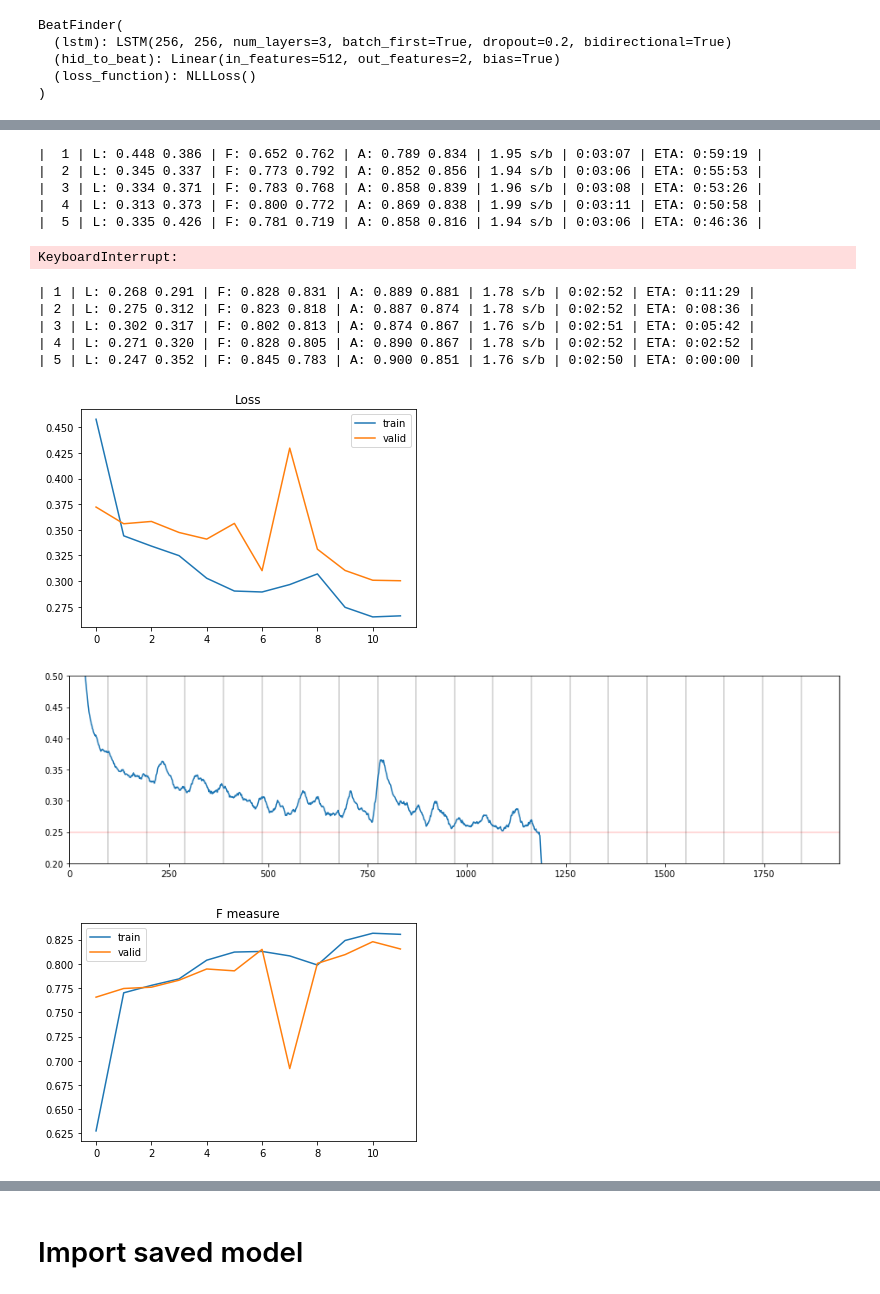
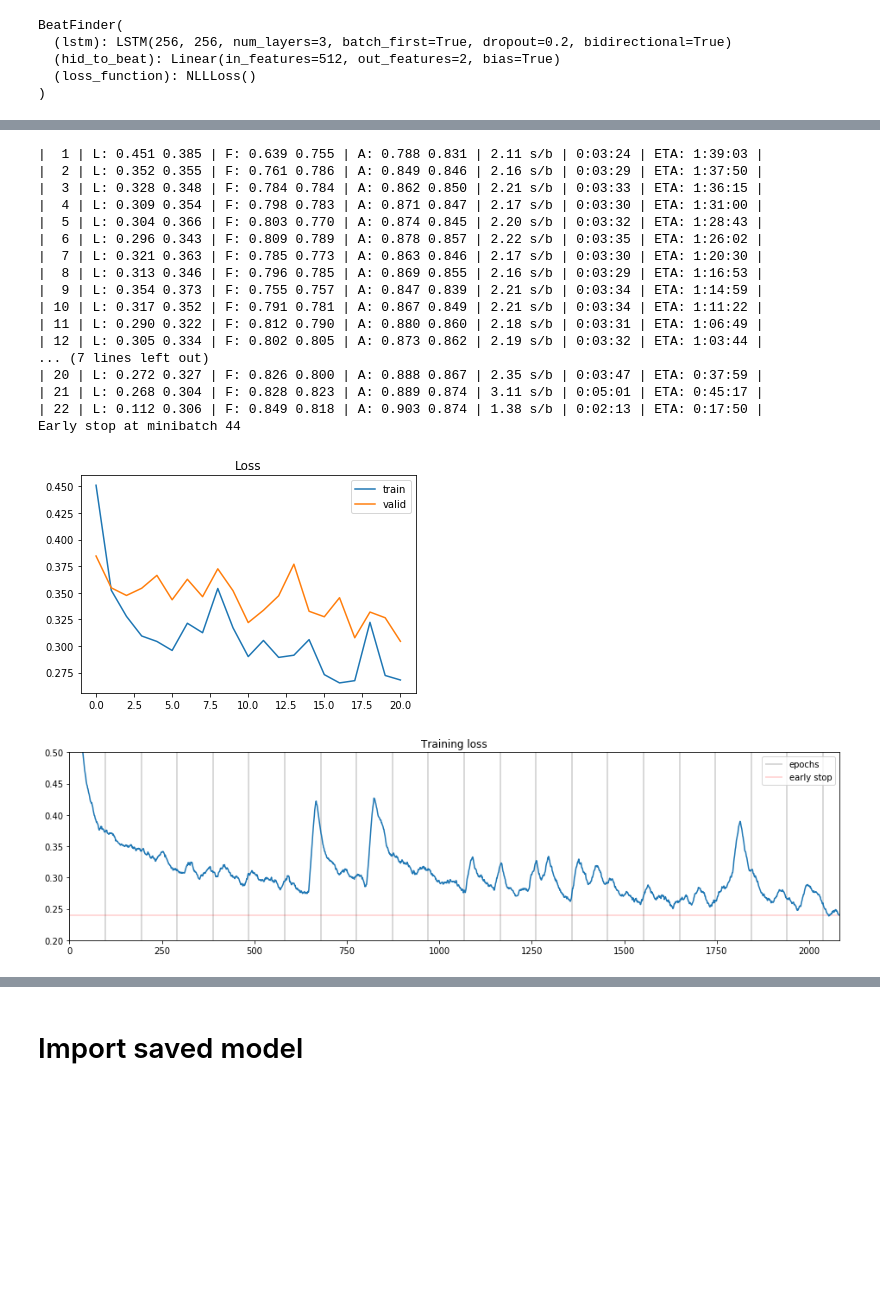
Before and after one commit to maxencemayrand/beat-tracking, a Jupyter notebook: train-and-evaluate.ipynb, the cells around one changed output, grey strips where cells are left out. Drawn from its saved outputs; the diff is of its cells as text; code cells hidden in the pictures; blank space fills up the shorter version.

Commit message:
train

```diff
--- a/train-and-evaluate.ipynb
+++ b/train-and-evaluate.ipynb
@@ -172,8 +168,6 @@ trainset.save('./data/abstract-datasets/tmp/trainset-cleaned.ab')
 # %%
-trainset = beatfinder.datasets.AudioBeatsDataset(
-                            file='./data/abstract-datasets/tmp/trainset-cleaned.ab')
-validset = beatfinder.datasets.AudioBeatsDataset(
-                            file='./data/abstract-datasets/tmp/validset.ab')
+trainset = beatfinder.data.load_dataset('./data/abstract-datasets/tmp/trainset-cleaned.ab')
+validset = beatfinder.data.load_dataset('./data/abstract-datasets/tmp/validset.ab')
 # %%
 print(f'trainset size: {len(trainset)}')
 print(f'validset size: {len(validset)}')
@@ -203,6 +195,0 @@ Song duration: 24.78
-# %%
-spec, onsets, isbeat, beats = audiobeats.get_data()
-onsets_selected = beatfinder.utils.onsets_selected(onsets, isbeat)
-pred_beats, bpm = beatfinder.utils.beat_track(onsets_selected, 300)
-beatfinder.display.showprediction(beats, pred_beats, onsets_selected)
-print(f'F measure: {beatfinder.utils.F_measure(beats, pred_beats):.2f}')
@@ -255,5 +248,5 @@ plt.semilogx(lr, losses);
 # %%
-model = beatfinder.model.BeatFinder(lr=0.001)
+model = beatfinder.model.BeatFinder(lr=0.0008)
 model.to(device)
 print(model)
 model.eval()
@@ -284,18 +279,21 @@ model.train();
 # %%
-train_hist1, valid_hist1 = model.fit(trainset, validset, batch_size=128, epochs=20, early_stop=0.25)
+train_hist, valid_hist = model.fit(trainset, validset, batch_size=128, epochs=30, early_stop=0.24)
 # %% [output]
-|  1 | L: 0.448 0.386 | F: 0.652 0.762 | A: 0.789 0.834 | 1.95 s/b | 0:03:07 | ETA: 0:59:19 |
-|  2 | L: 0.345 0.337 | F: 0.773 0.792 | A: 0.852 0.856 | 1.94 s/b | 0:03:06 | ETA: 0:55:53 |
-|  3 | L: 0.334 0.371 | F: 0.783 0.768 | A: 0.858 0.839 | 1.96 s/b | 0:03:08 | ETA: 0:53:26 |
-|  4 | L: 0.313 0.373 | F: 0.800 0.772 | A: 0.869 0.838 | 1.99 s/b | 0:03:11 | ETA: 0:50:58 |
-|  5 | L: 0.335 0.426 | F: 0.781 0.719 | A: 0.858 0.816 | 1.94 s/b | 0:03:06 | ETA: 0:46:36 |
+|  1 | L: 0.451 0.385 | F: 0.639 0.755 | A: 0.788 0.831 | 2.11 s/b | 0:03:24 | ETA: 1:39:03 |
+|  2 | L: 0.352 0.355 | F: 0.761 0.786 | A: 0.849 0.846 | 2.16 s/b | 0:03:29 | ETA: 1:37:50 |
+|  3 | L: 0.328 0.348 | F: 0.784 0.784 | A: 0.862 0.850 | 2.21 s/b | 0:03:33 | ETA: 1:36:15 |
+|  4 | L: 0.309 0.354 | F: 0.798 0.783 | A: 0.871 0.847 | 2.17 s/b | 0:03:30 | ETA: 1:31:00 |
+|  5 | L: 0.304 0.366 | F: 0.803 0.770 | A: 0.874 0.845 | 2.20 s/b | 0:03:32 | ETA: 1:28:43 |
+|  6 | L: 0.296 0.343 | F: 0.809 0.789 | A: 0.878 0.857 | 2.22 s/b | 0:03:35 | ETA: 1:26:02 |
+|  7 | L: 0.321 0.363 | F: 0.785 0.773 | A: 0.863 0.846 | 2.17 s/b | 0:03:30 | ETA: 1:20:30 |
+|  8 | L: 0.313 0.346 | F: 0.796 0.785 | A: 0.869 0.855 | 2.16 s/b | 0:03:29 | ETA: 1:16:53 |
+|  9 | L: 0.354 0.373 | F: 0.755 0.757 | A: 0.847 0.839 | 2.21 s/b | 0:03:34 | ETA: 1:14:59 |
+| 10 | L: 0.317 0.352 | F: 0.791 0.781 | A: 0.867 0.849 | 2.21 s/b | 0:03:34 | ETA: 1:11:22 |
+| 11 | L: 0.290 0.322 | F: 0.812 0.790 | A: 0.880 0.860 | 2.18 s/b | 0:03:31 | ETA: 1:06:49 |
+| 12 | L: 0.305 0.334 | F: 0.802 0.805 | A: 0.873 0.862 | 2.19 s/b | 0:03:32 | ETA: 1:03:44 |
+... (7 lines left out)
+| 20 | L: 0.272 0.327 | F: 0.826 0.800 | A: 0.888 0.867 | 2.35 s/b | 0:03:47 | ETA: 0:37:59 |
+| 21 | L: 0.268 0.304 | F: 0.828 0.823 | A: 0.889 0.874 | 3.11 s/b | 0:05:01 | ETA: 0:45:17 |
+| 22 | L: 0.112 0.306 | F: 0.849 0.818 | A: 0.903 0.874 | 1.38 s/b | 0:02:13 | ETA: 0:17:50 |
+Early stop at minibatch 44
-KeyboardInterrupt:
-# %%
-train_hist2, valid_hist2 = model.fit(trainset, validset, batch_size=128, epochs=5)
-# %% [output]
-| 1 | L: 0.268 0.291 | F: 0.828 0.831 | A: 0.889 0.881 | 1.78 s/b | 0:02:52 | ETA: 0:11:29 |
-| 2 | L: 0.275 0.312 | F: 0.823 0.818 | A: 0.887 0.874 | 1.78 s/b | 0:02:52 | ETA: 0:08:36 |
-| 3 | L: 0.302 0.317 | F: 0.802 0.813 | A: 0.874 0.867 | 1.76 s/b | 0:02:51 | ETA: 0:05:42 |
-| 4 | L: 0.271 0.320 | F: 0.828 0.805 | A: 0.890 0.867 | 1.78 s/b | 0:02:52 | ETA: 0:02:52 |
-| 5 | L: 0.247 0.352 | F: 0.845 0.783 | A: 0.900 0.851 | 1.76 s/b | 0:02:50 | ETA: 0:00:00 |
 # %%
@@ -307,27 +304,26 @@ np.save('./data/pretrained-models/model_11_valid_hist.npy', valid_hist1)
 model.eval()
 model.freeze()
 # %%
-# optim.Adam(self.parameters(), lr=0.001, eps=1e-6, weight_decay=1e-5, amsgrad=True)
-# Early stopping at epoch 13, minibatch 20
-
-plt.plot(np.mean(train_hist1[:12, :, 4], axis=1), label='train')
-plt.plot(valid_hist1[:12, 4], label='valid')
+plt.plot(np.mean(train_hist[:21, :, 4], axis=1), label='train')
+plt.plot(valid_hist[:21, 4], label='valid')
 plt.title('Loss')
 plt.legend();
 # %% [output]
-[figure, old version]
+[figure, new version]
 # %%
-loss_hist1 = np.reshape(train_hist1, (20 * 97, 5))[:, 4]
+loss_hist = np.reshape(train_hist, (30 * 97, 5))[:2082, 4]
 a = 20
-avg_loss_hist1 = np.array([loss_hist1[i - a: i].mean() for i in range(a, len(loss_hist1))])
+avg_loss_hist = np.array([loss_hist[i - a: i].mean() for i in range(a, len(loss_hist))])
 plt.figure(figsize=(16, 4))
 plt.ylim(0.2, 0.5)
-plt.xlim(0, len(loss_hist1))
-plt.plot(np.arange(a, len(loss_hist1)), avg_loss_hist1)
-plt.hlines(0.25, 0, len(loss_hist1), alpha=0.2, color='r')
-plt.vlines(np.arange(21) * 97, 0.2, 0.5, alpha=0.2);
+plt.xlim(0, len(loss_hist))
+plt.plot(np.arange(a, len(loss_hist)), avg_loss_hist)
+plt.vlines(np.arange(22) * 97, 0.2, 0.5, alpha=0.2, label='epochs')
+plt.hlines(0.24, 0, len(loss_hist), alpha=0.2, color='r', label='early stop')
+plt.title('Training loss')
+plt.legend();
 # %% [output]
-[figure, old version]
+[figure, new version]
 # %%
 a_train = np.zeros(12)
 F_train = np.zeros(12)
@@ -351,10 +347,3 @@ for e in range(12):
 
     a_valid[e] = a
     F_valid[e] = F
-# %%
-plt.plot(F_train, label='train')
-plt.plot(F_valid, label='valid')
-plt.title('F measure')
-plt.legend();
-# %% [output]
-[figure, removed]
```
Also changed, not shown: parts of 74 cells of this notebook.
